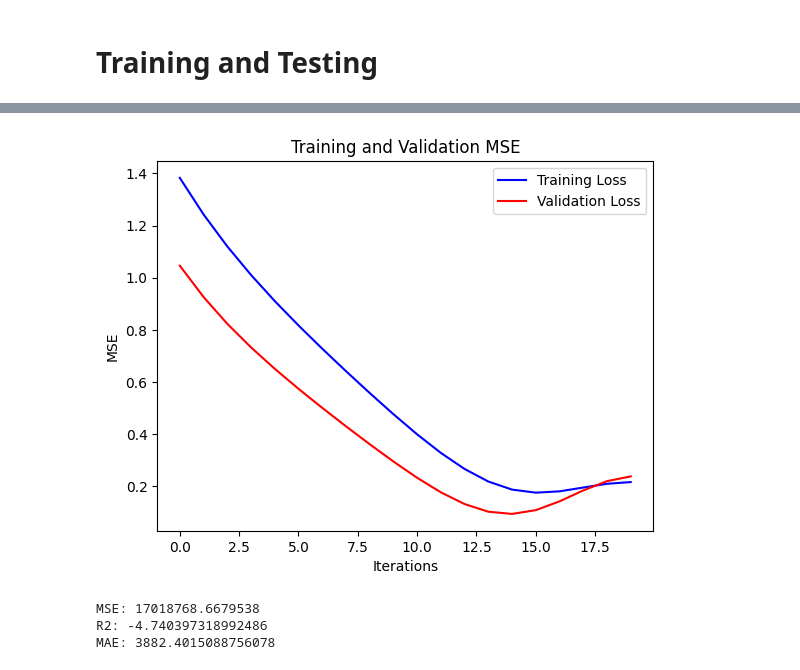
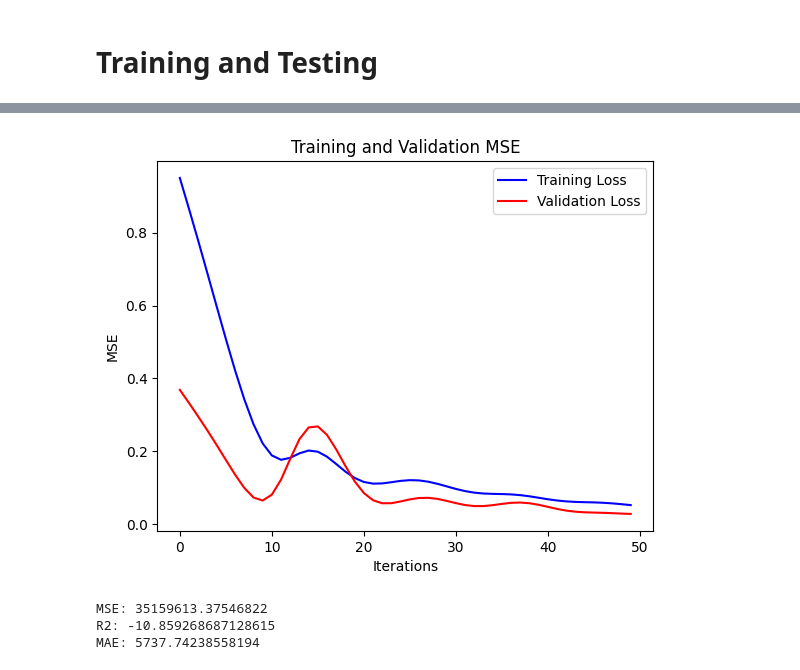
Before and after one commit to PhilJ0ly/EnergyNeedPrediction, a Jupyter notebook: models/rnn.ipynb, the cells around one changed output, grey strips where cells are left out. Saved outputs shown, nothing was run; the diff lists cells and outputs as text; code cells hidden in the pictures.

```diff
--- a/models/rnn.ipynb
+++ b/models/rnn.ipynb
@@ -174,6 +174,8 @@ class RNN(nn.Module):
             print(f'R2: {r2_score(y_test, y_pred)}')
             print(f'MAE: {mean_absolute_error(y_test, y_pred)}')
 
+            return y_pred
+
     def save_model(self, name):
         time = dt.now().strftime("%y-%m-%d_%H:%M")
         f = f"../trainedModels/{name}_{time}.pth"
@@ -185,5 +187,5 @@ X, X_val, X_test, y, y_val, y_test = RNN.data_split(df=data, train_perc=90, test
 
 model = RNN(input_size=X.shape[2], output_size=1, num_layers=2, hidden_size=48)
 # %%
-model.fit(X_train=X, y_train=y, X_val=X_val, y_val=y_val, num_epochs=20, batch_num=1, lr=0.001)
+model.fit(X_train=X, y_train=y, X_val=X_val, y_val=y_val, num_epochs=50, batch_num=1, lr=0.001)
 # %% [output]
@@ -196,4 +200,4 @@ epoch: 18/20, step 1/1, loss = 0.1959
 # %%
 model.train_score()
-model.test_score(X_test=X_val, y_test=y_val)
+y_pred = model.test_score(X_test=X_val, y_test=y_val)
 # %% [output]
@@ -202,4 +206,4 @@ Validation Loss: 0.2385
-[figure, old version]
+[figure, new version]
-MSE: 17018768.6679538
-R2: -4.740397318992486
-MAE: 3882.4015088756078
+MSE: 35159613.37546822
+R2: -10.859268687128615
+MAE: 5737.74238558194
```
Also changed, not shown: parts of 4 cells of this notebook, 3 other files.
